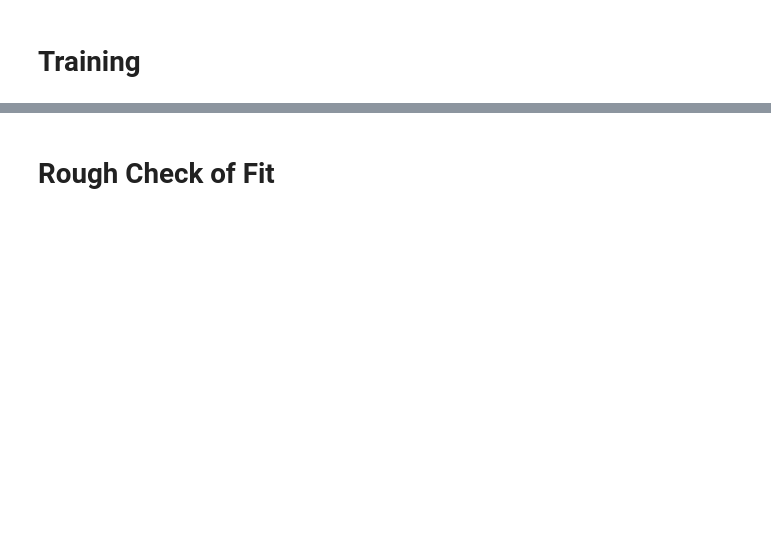
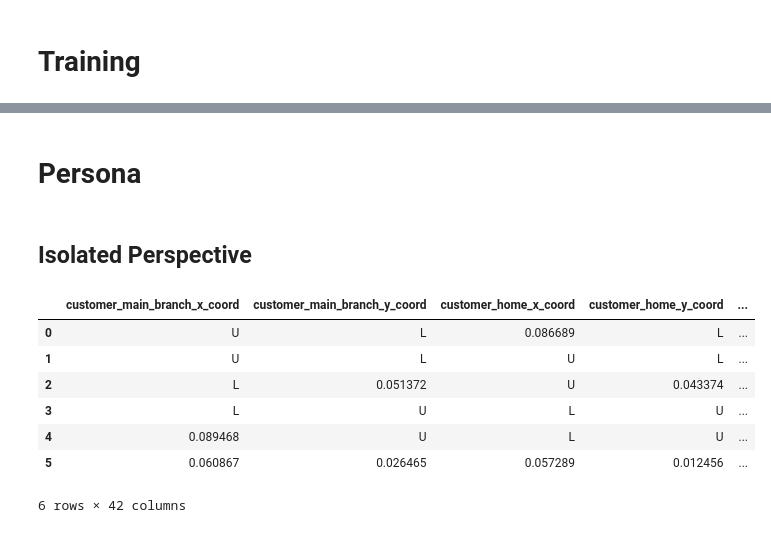
Before and after one commit to maddoxamei/Married-Couple-Identification, a Jupyter notebook: Python/clustering.ipynb, the cells around one changed output, grey strips where cells are left out. Cells and saved outputs as stored; diff of their text form; code cells hidden in the pictures; blank space fills up the shorter version.

Commit message:
Personas

```diff
--- a/Python/clustering.ipynb
+++ b/Python/clustering.ipynb
@@ -36,20 +45,10 @@ array([    1,     2,     6, ..., 13360, 13362, 13363])
 # %%
-kmeans.fit_predict(encoded_females_sep)
-female_sep_labels = kmeans.labels_
-female_sep_centroids = np.array([females.iloc[np.where(kmeans.labels_ == c)[0],:].mean(axis=0) for c in range(k)])
-female_sep_centroids = pd.DataFrame(female_sep_centroids, columns = females.columns)
+#
+kmeans_female_sep_centroids = cluster(kmeans, encoded_females_sep, females)
+kmeans_male_sep_centroids = cluster(kmeans, encoded_males_sep, males)
+kmeans_female_joint_centroids = cluster(kmeans, encoded_females_joint, females)
+kmeans_male_joint_centroids = cluster(kmeans, encoded_males_joint, males)
 
-kmeans.fit_predict(encoded_males_sep)
-male_sep_labels = kmeans.labels_
-male_sep_centroids = np.array([males.iloc[np.where(kmeans.labels_ == c)[0],:].mean(axis=0) for c in range(k)])
-male_sep_centroids = pd.DataFrame(male_sep_centroids, columns = males.columns)
-
-kmeans.fit_predict(encoded_females_joint)
-female_joint_labels = kmeans.labels_
-female_joint_centroids = np.array([females.iloc[np.where(kmeans.labels_ == c)[0],:].mean(axis=0) for c in range(k)])
-female_joint_centroids = pd.DataFrame(female_joint_centroids, columns = females.columns)
-
-kmeans.fit_predict(encoded_males_joint)
-male_joint_labels = kmeans.labels_
-male_joint_centroids = np.array([males.iloc[np.where(kmeans.labels_ == c)[0],:].mean(axis=0) for c in range(k)])
-male_joint_centroids = pd.DataFrame(male_joint_centroids, columns = males.columns)
+#
+kmeans_diff_joint_centroids = cluster(kmeans, encoded_diff_joint, diff_joint)
+kmeans_diff_sep_centroids = cluster(kmeans, encoded_diff_sep, diff_sep)
@@ -73,2 +76,2 @@ agglom_male_joint_centroids = pd.DataFrame(male_joint_centroids, columns = males
 # %% [markdown]
-# Rough Check of Fit
+# Persona
@@ -83,0 +78,13 @@ print('k-means:', silhouette_score(encoded_males_joint, encoded_males_joint_labe
+# %% [markdown]
+## Isolated Perspective
+# %%
+cluster_extrema( kmeans_female_sep_centroids )
+# %% [output]
+|  | customer_main_branch_x_coord | customer_main_branch_y_coord | customer_home_x_coord | customer_home_y_coord | ... |
+| 0 | U | L | 0.086689 | L | ... |
+| 1 | U | L | U | L | ... |
+| 2 | L | 0.051372 | U | 0.043374 | ... |
+| 3 | L | U | L | U | ... |
+| 4 | 0.089468 | U | L | U | ... |
+| 5 | 0.060867 | 0.026465 | 0.057289 | 0.012456 | ... |
+6 rows × 42 columns
```
Also changed, not shown: parts of 14 cells of this notebook, 4 other files.
